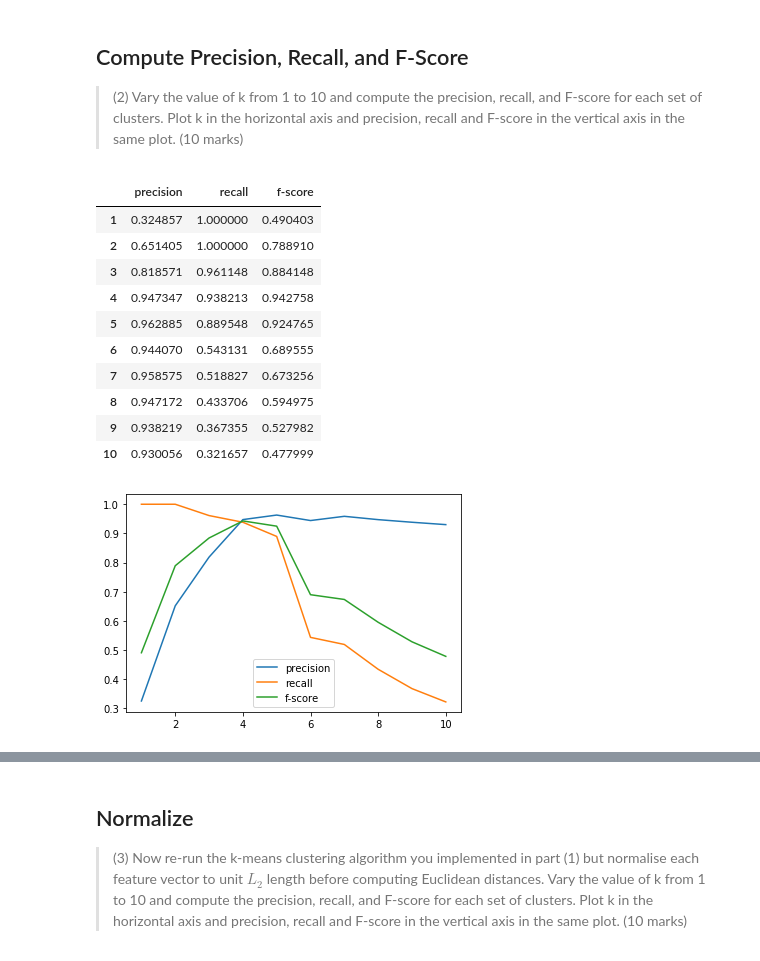
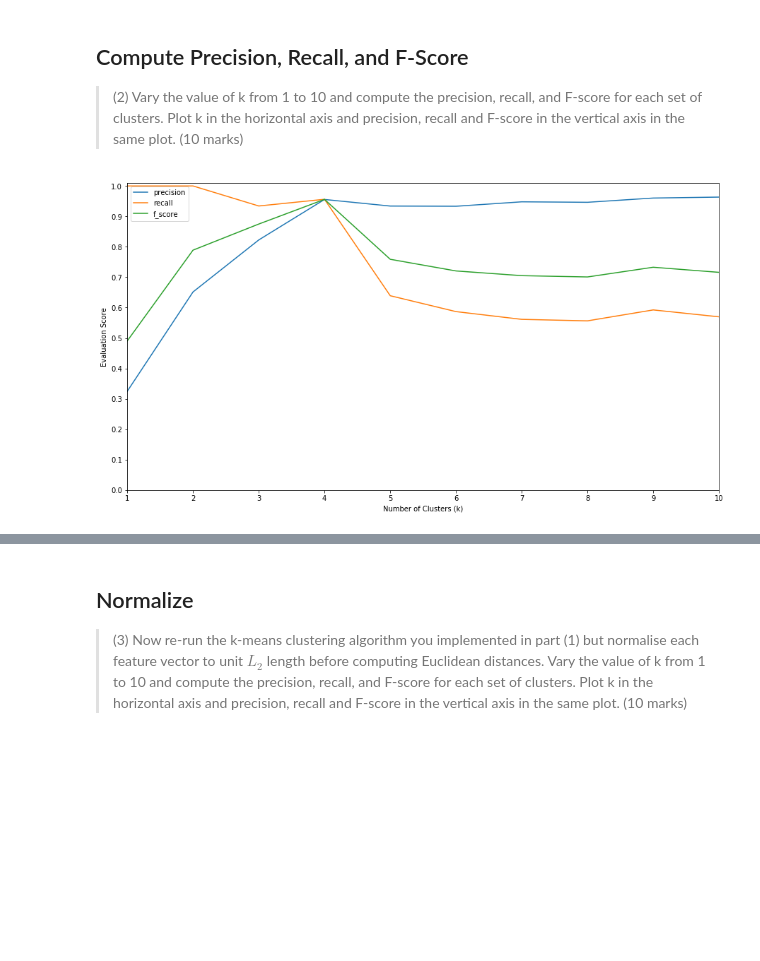
Before and after one commit to peterprescott/kmeans, a Jupyter notebook: notebook.ipynb, the cells around one changed output, grey strips where cells are left out. Cells and saved outputs as stored; diff of their text form; code cells hidden in the pictures; blank space fills up the shorter version.

```diff
--- a/notebook.ipynb
+++ b/notebook.ipynb
@@ -100,7 +102,7 @@ class KMeans():
                 k,
                 D,
                 metric = euclidean_distance,
-                norm = False,
+                normed = False,
                 max_iterations = 10**3,
                 seed = None,
                 ):
@@ -118,7 +120,7 @@ class KMeans():
 
         self.k = k
 
-        if norm == True:
+        if normed == True:
             self.data = normalize(D.data)
         else:
             self.data = D.data
@@ -265,29 +267,45 @@ class KMeans():
 > (2) Vary the value of k from 1 to 10 and compute the precision, recall, and F-score for each set of clusters. Plot k in the horizontal axis and precision, recall and F-score in the vertical axis in the same plot. (10 marks)
 # %%
 words = Dataset(['animals','countries','fruits','veggies'])
-# %%
-score = {}
-model = {}
-for k in range(1,11):
-    model[k] = KMeans(k=k, D=words, seed=2)
-    score[k] = {'precision':model[k].precision,\
-                'recall':model[k].recall,\
-                'f-score':model[k].f_score,\
-#                'convergence':model[k].convergence,
-               }
-scores = pd.DataFrame(score).transpose()
-scores.plot()
-scores
-# %% [output]
-|  | precision | recall | f-score |
-| 1 | 0.324857 | 1.000000 | 0.490403 |
-| 2 | 0.651405 | 1.000000 | 0.788910 |
-| 3 | 0.818571 | 0.961148 | 0.884148 |
-| 4 | 0.947347 | 0.938213 | 0.942758 |
-| 5 | 0.962885 | 0.889548 | 0.924765 |
-| 6 | 0.944070 | 0.543131 | 0.689555 |
-| 7 | 0.958575 | 0.518827 | 0.673256 |
-| 8 | 0.947172 | 0.433706 | 0.594975 |
-| 9 | 0.938219 | 0.367355 | 0.527982 |
-| 10 | 0.930056 | 0.321657 | 0.477999 |
-[figure, removed]
+# %%
+measures = 'precision', 'recall', 'f_score'
+# %%
+def get_scores(metric, normed=False, max_k=10, seed=1):
+    scores = {}
+    for measure in measures:
+        scores[measure] = []
+    model = {}
+    for k in range(1, max_k+1):
+        model[k] = KMeans(k=k, D=words, metric=metric, normed=normed, seed=seed)
+        for measure in measures:
+            scores[measure].append( getattr(model[k], measure) )
+
+    return scores
+# %%
+def show_results(scores):
+    """For convenience' sake."""
+
+    max_k = len(scores[measures[0]])
+
+    fig, ax = plt.subplots(figsize=(15,8))
+
+    for measure in measures:
+        ax.plot(range(1,max_k + 1), scores[measure], label = measure)
+
+    ax.set_xticks(range(1,max_k + 1))
+    ax.set_xlabel('Number of Clusters (k)')
+    ax.set_ylabel('Evaluation Score')
+    ax.set_yticks(np.arange(0,max_k + 1)/max_k)
+    ax.set_xlim(1,max_k)
+    ax.set_ylim(0,1.01)
+    ax.legend()
+
+    plt.show()
+
+    scores['k'] = list(range(1,10+1))
+    table = pd.DataFrame(scores).set_index('k')
+    return table.transpose()
+# %%
+show_results(get_scores(euclidean_distance, seed=99989))
+# %% [output]
+[figure, added]
```
Also changed, not shown: parts of 20 cells of this notebook.
